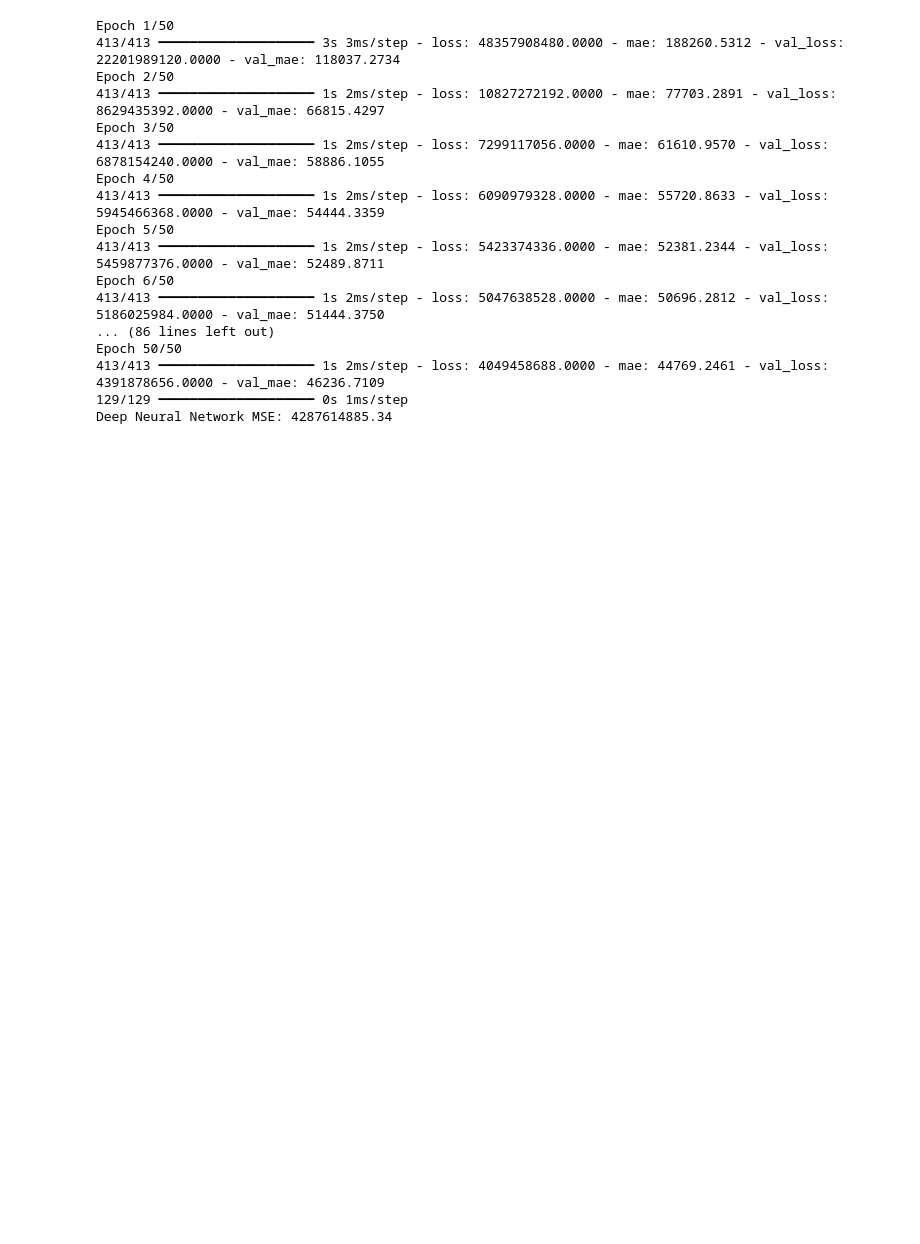
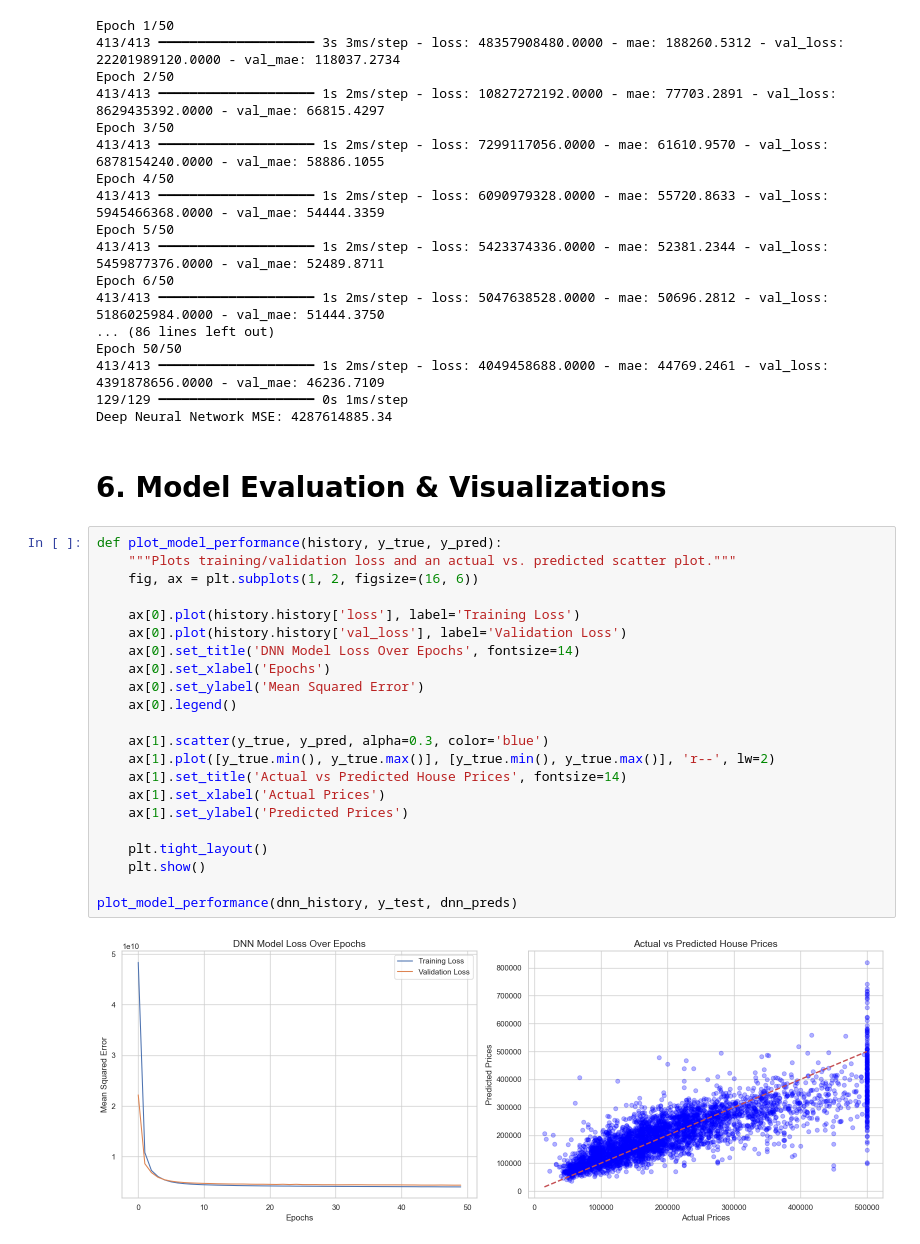
Before and after one commit to AlexGekov/Real-Estate-Price-Prediction-DNN, a Jupyter notebook: real_estate_price_prediction.ipynb, the cells around one changed output. Drawn from its saved outputs; the diff is of its cells as text; blank space fills up the shorter version.

Commit message:
feat: visualize model loss and actual vs predicted results

```diff
--- a/real_estate_price_prediction.ipynb
+++ b/real_estate_price_prediction.ipynb
@@ -214,4 +214,30 @@ Epoch 50/50
 413/413 ━━━━━━━━━━━━━━━━━━━━ 1s 2ms/step - loss: 4049458688.0000 - mae: 44769.2461 - val_loss: 4391878656.0000 - val_mae: 46236.7109
 129/129 ━━━━━━━━━━━━━━━━━━━━ 0s 1ms/step
 Deep Neural Network MSE: 4287614885.34
+# %% [markdown]
+# 6. Model Evaluation & Visualizations
+# %%
+def plot_model_performance(history, y_true, y_pred):
+    """Plots training/validation loss and an actual vs. predicted scatter plot."""
+    fig, ax = plt.subplots(1, 2, figsize=(16, 6))
+
+    ax[0].plot(history.history['loss'], label='Training Loss')
+    ax[0].plot(history.history['val_loss'], label='Validation Loss')
+    ax[0].set_title('DNN Model Loss Over Epochs', fontsize=14)
+    ax[0].set_xlabel('Epochs')
+    ax[0].set_ylabel('Mean Squared Error')
+    ax[0].legend()
+
+    ax[1].scatter(y_true, y_pred, alpha=0.3, color='blue')
+    ax[1].plot([y_true.min(), y_true.max()], [y_true.min(), y_true.max()], 'r--', lw=2)
+    ax[1].set_title('Actual vs Predicted House Prices', fontsize=14)
+    ax[1].set_xlabel('Actual Prices')
+    ax[1].set_ylabel('Predicted Prices')
+
+    plt.tight_layout()
+    plt.show()
+
+plot_model_performance(dnn_history, y_test, dnn_preds)
+# %% [output]
+[figure, added]
 # %% [markdown]
```
Also changed, not shown: parts of 1 cell of this notebook.
